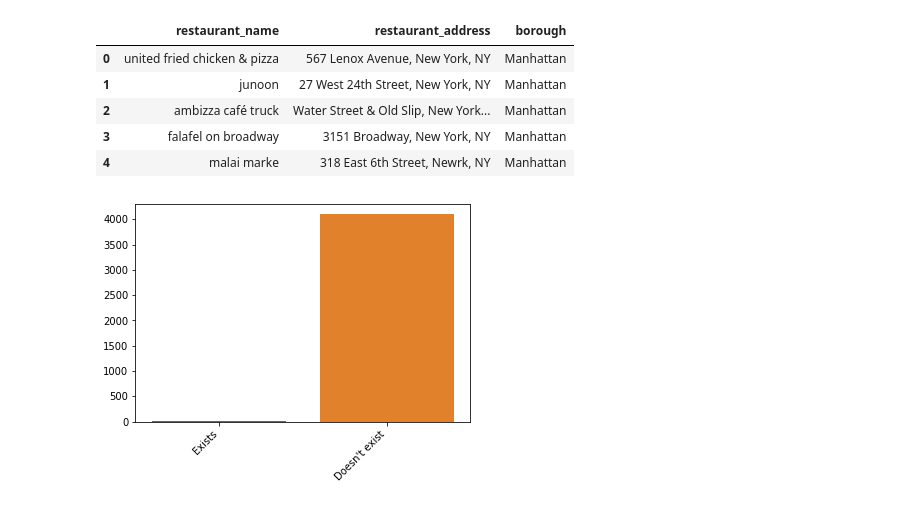
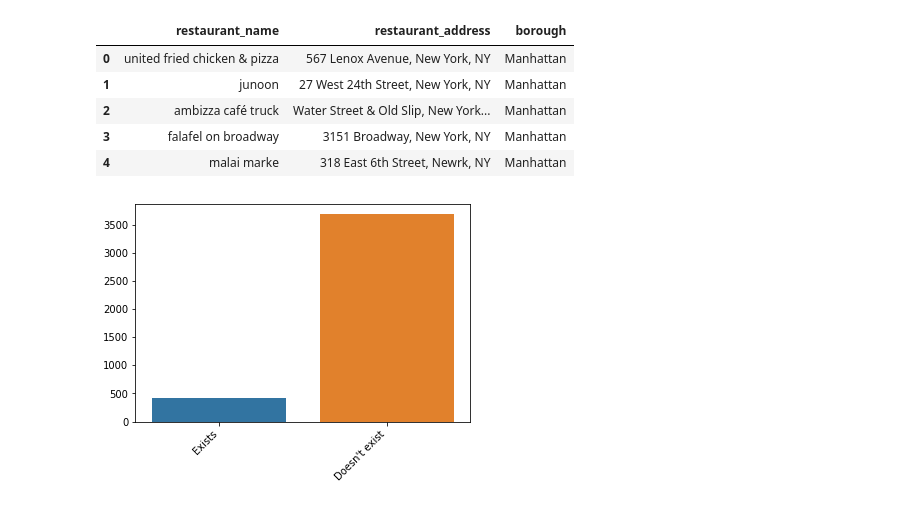
Before and after one commit to WAzaizeh/Halal_o_Meter, a Jupyter notebook: src/data/EDA/Yelp_reviews_EDA.ipynb, the cells around one changed output. Drawn from its saved outputs; the diff is of its cells as text; code cells hidden in the pictures.

```diff
--- a/src/data/EDA/Yelp_reviews_EDA.ipynb
+++ b/src/data/EDA/Yelp_reviews_EDA.ipynb
@@ -218,10 +219,10 @@ target_df.head()
 | 4 | malai marke | 318 East 6th Street, Newrk, NY | Manhattan |
 # %%
 # barplot of matching restaurant names between Yelp search and Zabiha.com's confirmed Halal restaurants
-
+yelp_df.name = yelp_df.name.str.lower()
 target_match = yelp_df['name'].isin(target_df['restaurant_name'])
 target_match_count = [sum(target_match), len(target_match)-sum(target_match)]
 g = sns.barplot(x=['Exists',"Doesn't exist"], y=target_match_count)
 g_labels = g.set_xticklabels(g.get_xticklabels(), rotation=45, horizontalalignment='right')
 # %% [output]
-[figure, old version]
+[figure, new version]
```
Also changed, not shown: parts of 5 cells of this notebook, 2 other files.
